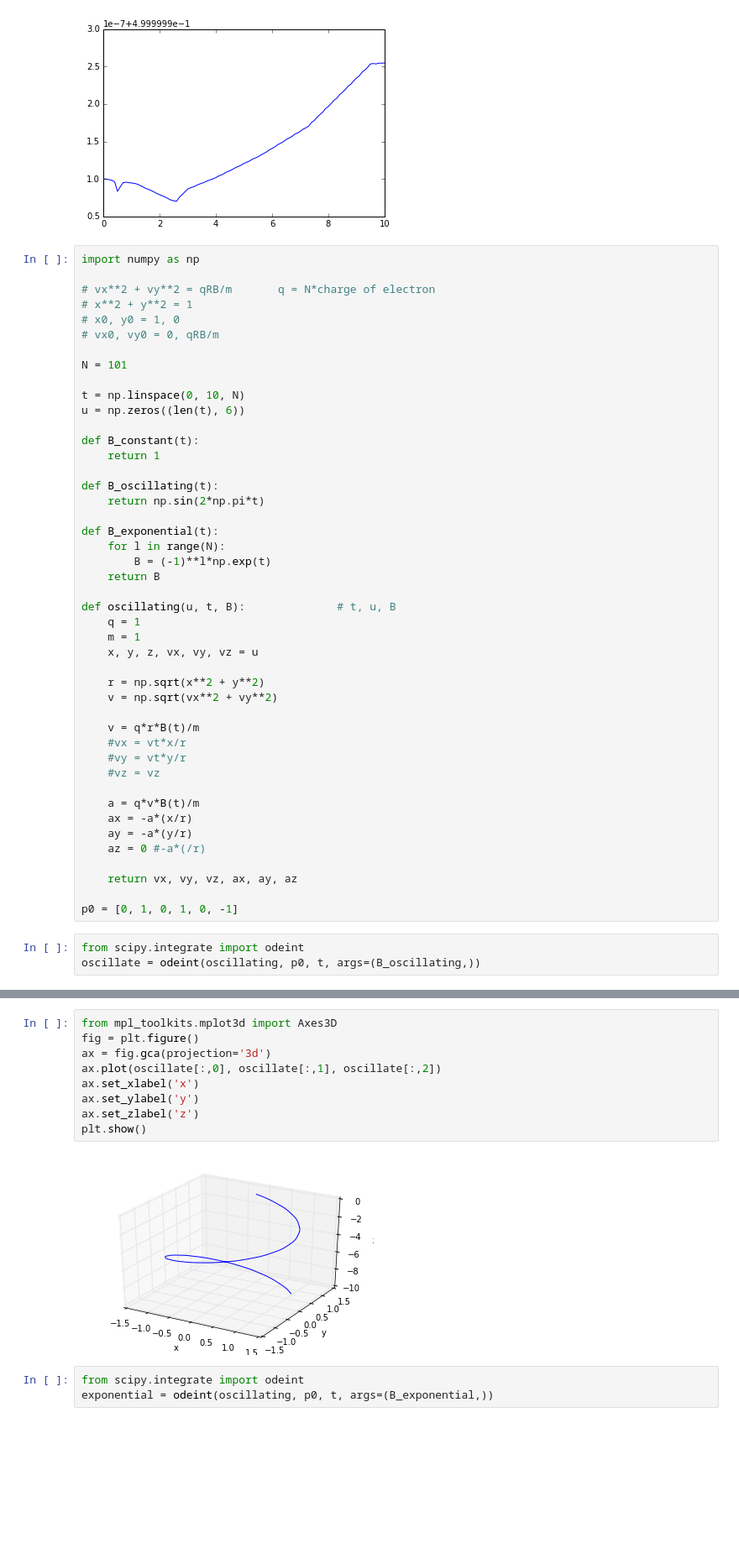
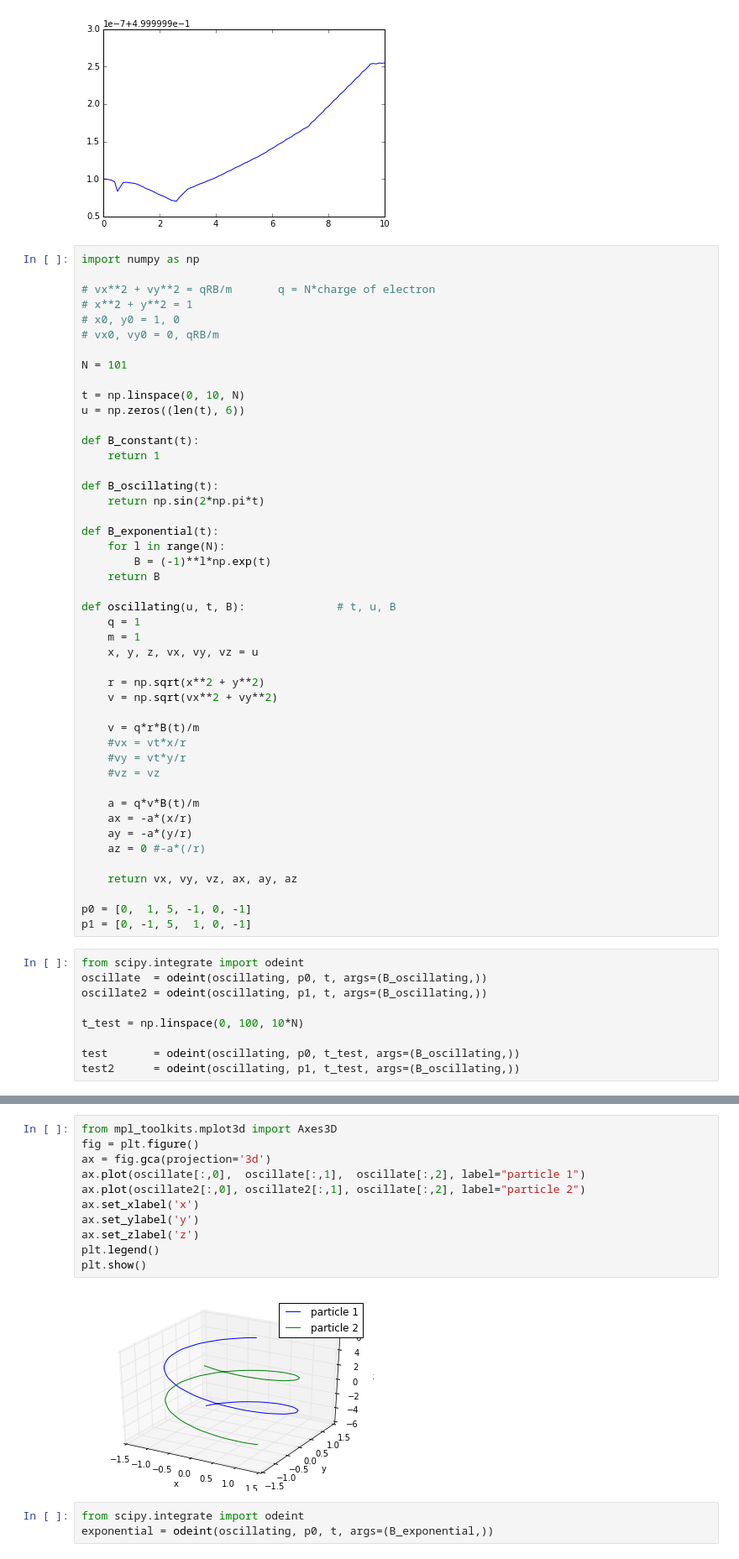
Before and after one commit to REL95/Comp-1421-Final-Project, a Jupyter notebook: Final Project (Grant, Nick, Robert) .ipynb, the cells around one changed output, grey strips where cells are left out. Shown at 84% size. Cells and saved outputs as stored; diff of their text form; blank space fills up the shorter version.

Commit message:
made sinusoidal B field for more than one particle work

```diff
--- a/Final Project (Grant, Nick, Robert) .ipynb
+++ b/Final Project (Grant, Nick, Robert) .ipynb
@@ -219,7 +219,14 @@ def oscillating(u, t, B):              # t, u, B
 
     return vx, vy, vz, ax, ay, az
 
-p0 = [0, 1, 0, 1, 0, -1]
+p0 = [0,  1, 5, -1, 0, -1]
+p1 = [0, -1, 5,  1, 0, -1]
 # %%
 from scipy.integrate import odeint
-oscillate = odeint(oscillating, p0, t, args=(B_oscillating,))
+oscillate  = odeint(oscillating, p0, t, args=(B_oscillating,))
+oscillate2 = odeint(oscillating, p1, t, args=(B_oscillating,))
+
+t_test = np.linspace(0, 100, 10*N)
+
+test       = odeint(oscillating, p0, t_test, args=(B_oscillating,))
+test2      = odeint(oscillating, p1, t_test, args=(B_oscillating,))
@@ -226,14 +260,16 @@ oscillate = odeint(oscillating, p0, t, args=(B_oscillating,))
 # %%
 from mpl_toolkits.mplot3d import Axes3D
 fig = plt.figure()
 ax = fig.gca(projection='3d')
-ax.plot(oscillate[:,0], oscillate[:,1], oscillate[:,2])
+ax.plot(oscillate[:,0],  oscillate[:,1],  oscillate[:,2], label="particle 1")
+ax.plot(oscillate2[:,0], oscillate2[:,1], oscillate[:,2], label="particle 2")
 ax.set_xlabel('x')
 ax.set_ylabel('y')
 ax.set_zlabel('z')
+plt.legend()
 plt.show()
 # %% [output]
-[figure, old version]
+[figure, new version]
 # %%
 from scipy.integrate import odeint
 exponential = odeint(oscillating, p0, t, args=(B_exponential,))
```
Also changed, not shown: parts of 1 cell of this notebook.
